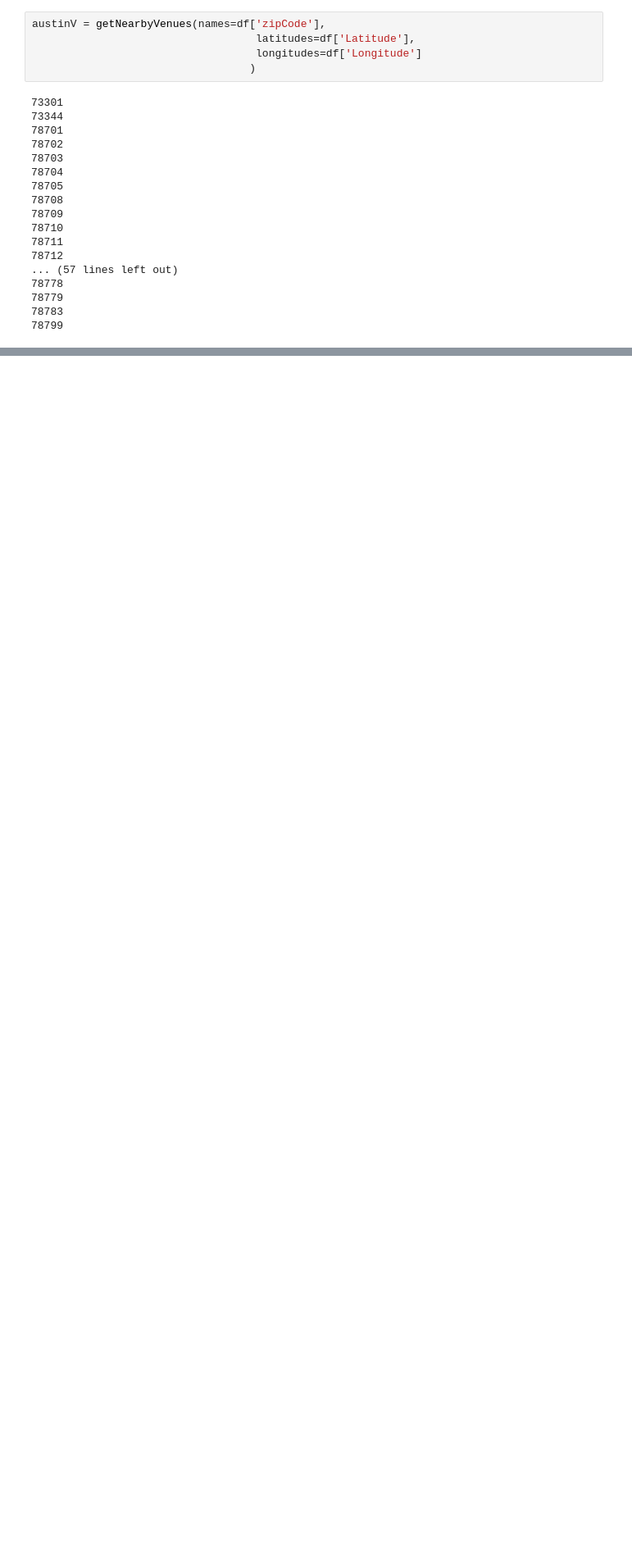
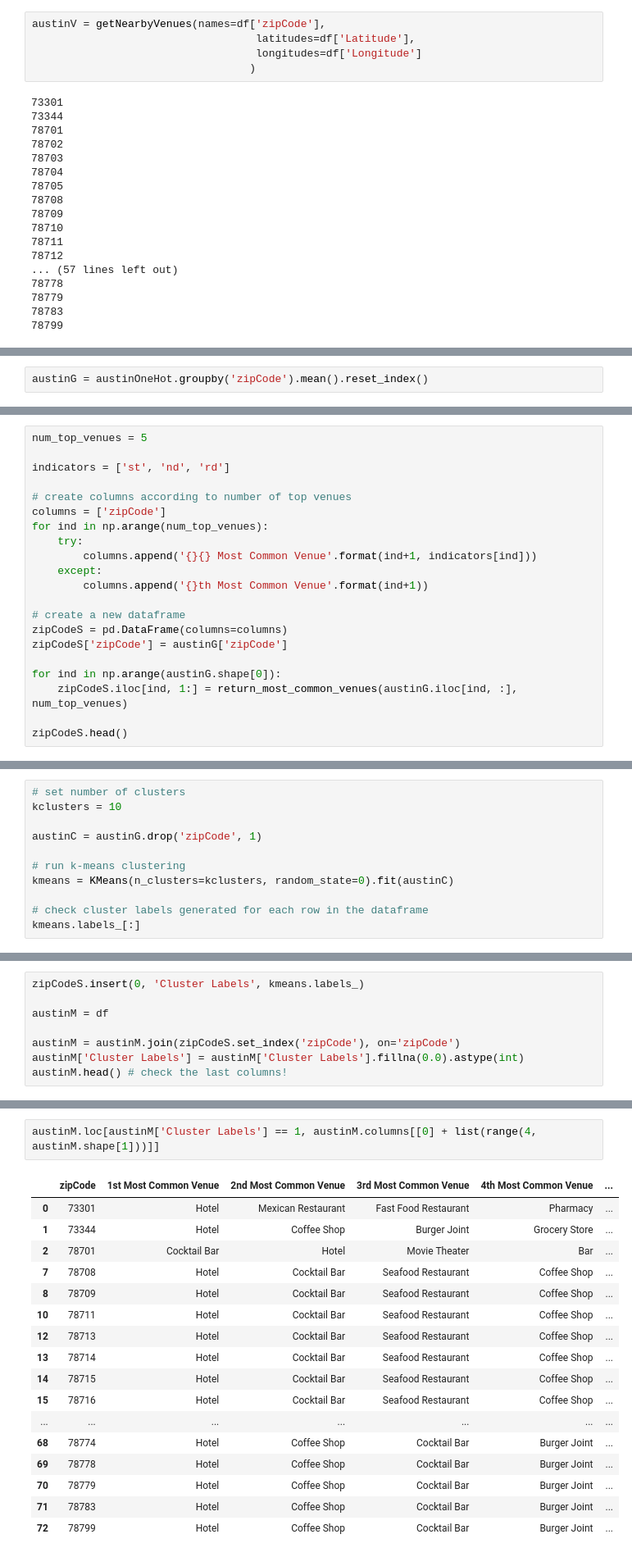
Before and after one commit to elunatik/Coursera_Capstone, a Jupyter notebook: Coursera_Capstone-master/Capstone Project/Week 5/Week 5 - Capstone Project Report.ipynb, the cells around one changed output, grey strips where cells are left out. Shown at 82% size. Cells and saved outputs as stored; diff of their text form; blank space fills up the shorter version.

```diff
--- a/Coursera_Capstone-master/Capstone Project/Week 5/Week 5 - Capstone Project Report.ipynb
+++ b/Coursera_Capstone-master/Capstone Project/Week 5/Week 5 - Capstone Project Report.ipynb
@@ -293,0 +302,2 @@ austinV.groupby('PostalCode').count()
+# %%
+austinG = austinOneHot.groupby('zipCode').mean().reset_index()
@@ -293,0 +340,21 @@ austinV.groupby('PostalCode').count()
+# %%
+num_top_venues = 5
+
+indicators = ['st', 'nd', 'rd']
+
+# create columns according to number of top venues
+columns = ['zipCode']
+for ind in np.arange(num_top_venues):
+    try:
+        columns.append('{}{} Most Common Venue'.format(ind+1, indicators[ind]))
+    except:
+        columns.append('{}th Most Common Venue'.format(ind+1))
+
+# create a new dataframe
+zipCodeS = pd.DataFrame(columns=columns)
+zipCodeS['zipCode'] = austinG['zipCode']
+
+for ind in np.arange(austinG.shape[0]):
+    zipCodeS.iloc[ind, 1:] = return_most_common_venues(austinG.iloc[ind, :], num_top_venues)
+
+zipCodeS.head()
@@ -293,0 +368,11 @@ austinV.groupby('PostalCode').count()
+# %%
+# set number of clusters
+kclusters = 10
+
+austinC = austinG.drop('zipCode', 1)
+
+# run k-means clustering
+kmeans = KMeans(n_clusters=kclusters, random_state=0).fit(austinC)
+
+# check cluster labels generated for each row in the dataframe
+kmeans.labels_[:]
@@ -293,0 +384,8 @@ austinV.groupby('PostalCode').count()
+# %%
+zipCodeS.insert(0, 'Cluster Labels', kmeans.labels_)
+
+austinM = df
+
+austinM = austinM.join(zipCodeS.set_index('zipCode'), on='zipCode')
+austinM['Cluster Labels'] = austinM['Cluster Labels'].fillna(0.0).astype(int)
+austinM.head() # check the last columns!
@@ -293,0 +437,20 @@ austinV.groupby('PostalCode').count()
+# %%
+austinM.loc[austinM['Cluster Labels'] == 1, austinM.columns[[0] + list(range(4, austinM.shape[1]))]]
+# %% [output]
+|  | zipCode | 1st Most Common Venue | 2nd Most Common Venue | 3rd Most Common Venue | 4th Most Common Venue | ... |
+| 0 | 73301 | Hotel | Mexican Restaurant | Fast Food Restaurant | Pharmacy | ... |
+| 1 | 73344 | Hotel | Coffee Shop | Burger Joint | Grocery Store | ... |
+| 2 | 78701 | Cocktail Bar | Hotel | Movie Theater | Bar | ... |
+| 7 | 78708 | Hotel | Cocktail Bar | Seafood Restaurant | Coffee Shop | ... |
+| 8 | 78709 | Hotel | Cocktail Bar | Seafood Restaurant | Coffee Shop | ... |
+| 10 | 78711 | Hotel | Cocktail Bar | Seafood Restaurant | Coffee Shop | ... |
+| 12 | 78713 | Hotel | Cocktail Bar | Seafood Restaurant | Coffee Shop | ... |
+| 13 | 78714 | Hotel | Cocktail Bar | Seafood Restaurant | Coffee Shop | ... |
+| 14 | 78715 | Hotel | Cocktail Bar | Seafood Restaurant | Coffee Shop | ... |
+| 15 | 78716 | Hotel | Cocktail Bar | Seafood Restaurant | Coffee Shop | ... |
+| ... | ... | ... | ... | ... | ... | ... |
+| 68 | 78774 | Hotel | Coffee Shop | Cocktail Bar | Burger Joint | ... |
+| 69 | 78778 | Hotel | Coffee Shop | Cocktail Bar | Burger Joint | ... |
+| 70 | 78779 | Hotel | Coffee Shop | Cocktail Bar | Burger Joint | ... |
+| 71 | 78783 | Hotel | Coffee Shop | Cocktail Bar | Burger Joint | ... |
+| 72 | 78799 | Hotel | Coffee Shop | Cocktail Bar | Burger Joint | ... |
```
Also changed, not shown: parts of 23 cells of this notebook.
